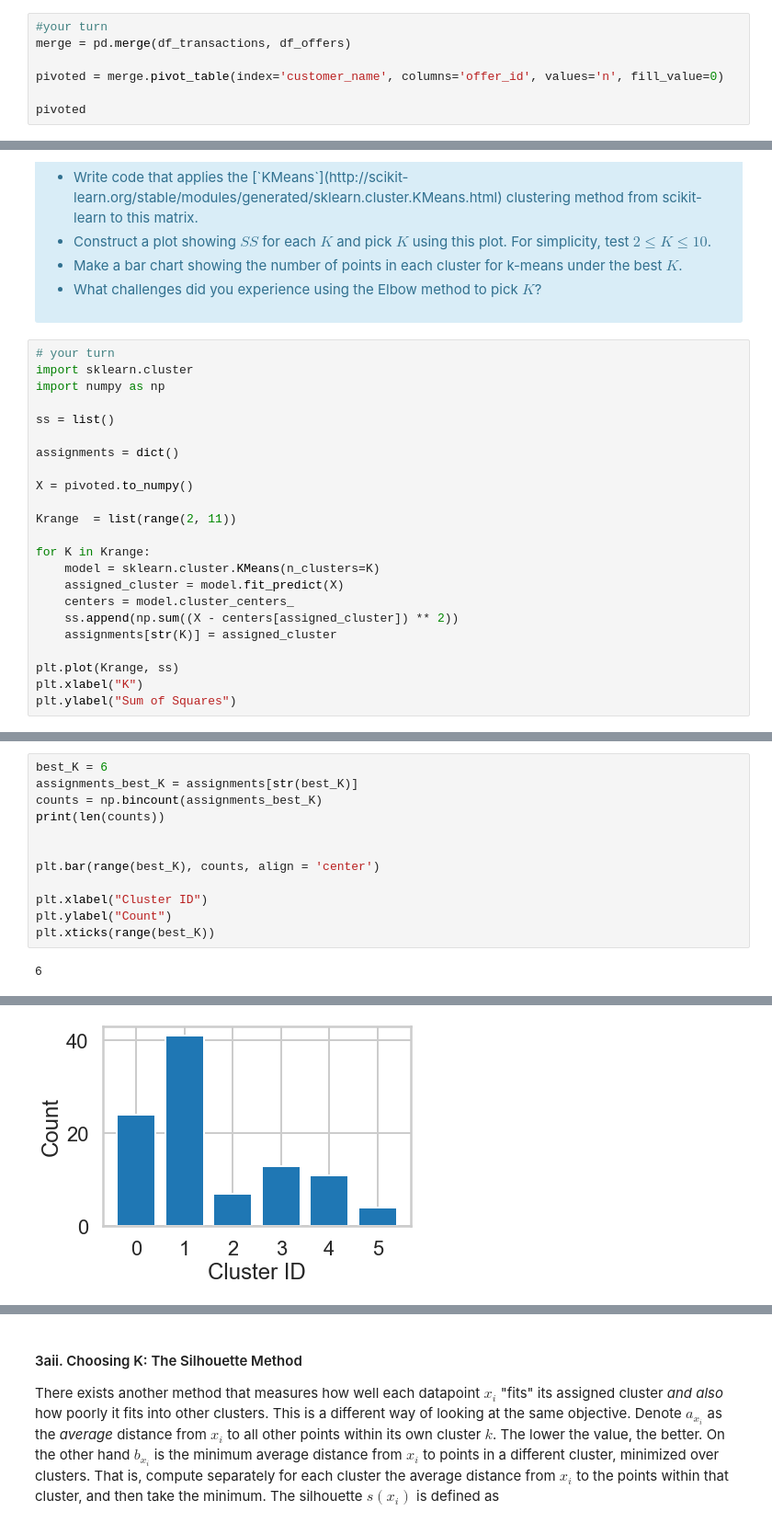
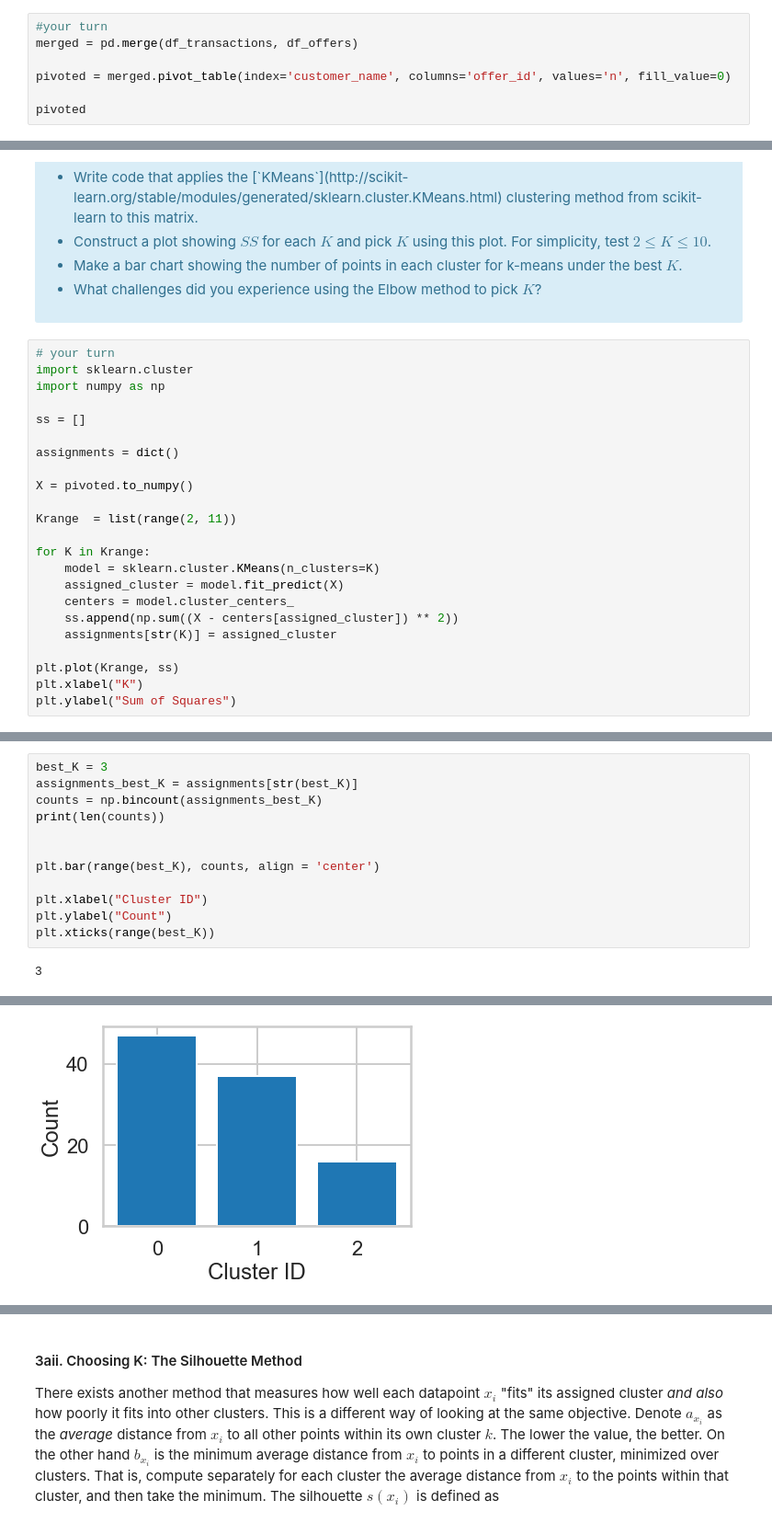
Before and after one commit to grantc00/Clustering-Case-Study, a Jupyter notebook: Clustering Case Study - Customer Segmentation with K-Means - Tier 3.ipynb, the cells around one changed output, grey strips where cells are left out. Shown: that part at 92% size. Saved outputs shown, nothing was run; the diff lists cells and outputs as text.

```diff
--- a/Clustering Case Study - Customer Segmentation with K-Means - Tier 3.ipynb
+++ b/Clustering Case Study - Customer Segmentation with K-Means - Tier 3.ipynb
@@ -90,9 +90,9 @@ The first thing we need is a way to compare customers. To do this, we're going t
 </div>
 # %%
 #your turn
-merge = pd.merge(df_transactions, df_offers)
+merged = pd.merge(df_transactions, df_offers)
 
-pivoted = merge.pivot_table(index='customer_name', columns='offer_id', values='n', fill_value=0)
+pivoted = merged.pivot_table(index='customer_name', columns='offer_id', values='n', fill_value=0)
 
 pivoted
 # %% [output]
@@ -144,7 +144,7 @@ where $x_i$ is a point, $C_k$ represents cluster $k$ and $\mu_k$ is the centroid
 import sklearn.cluster
 import numpy as np
 
-ss = list()
+ss = []
 
 assignments = dict()
 
@@ -168,5 +168,5 @@ Text(0, 0.5, 'Sum of Squares')
 # %%
-best_K = 6
+best_K = 3
 assignments_best_K = assignments[str(best_K)]
 counts = np.bincount(assignments_best_K)
 print(len(counts))
@@ -178,6 +178,6 @@ plt.xlabel("Cluster ID")
 plt.ylabel("Count")
 plt.xticks(range(best_K))
 # %% [output]
-6
+3
 ([<matplotlib.axis.XTick at 0x...>,
   <matplotlib.axis.XTick at 0x...>,
@@ -194 +186 @@ plt.xticks(range(best_K))
-[figure, old version]
+[figure, new version]
```
Also changed, not shown: parts of 12 cells of this notebook, 2 other files.
